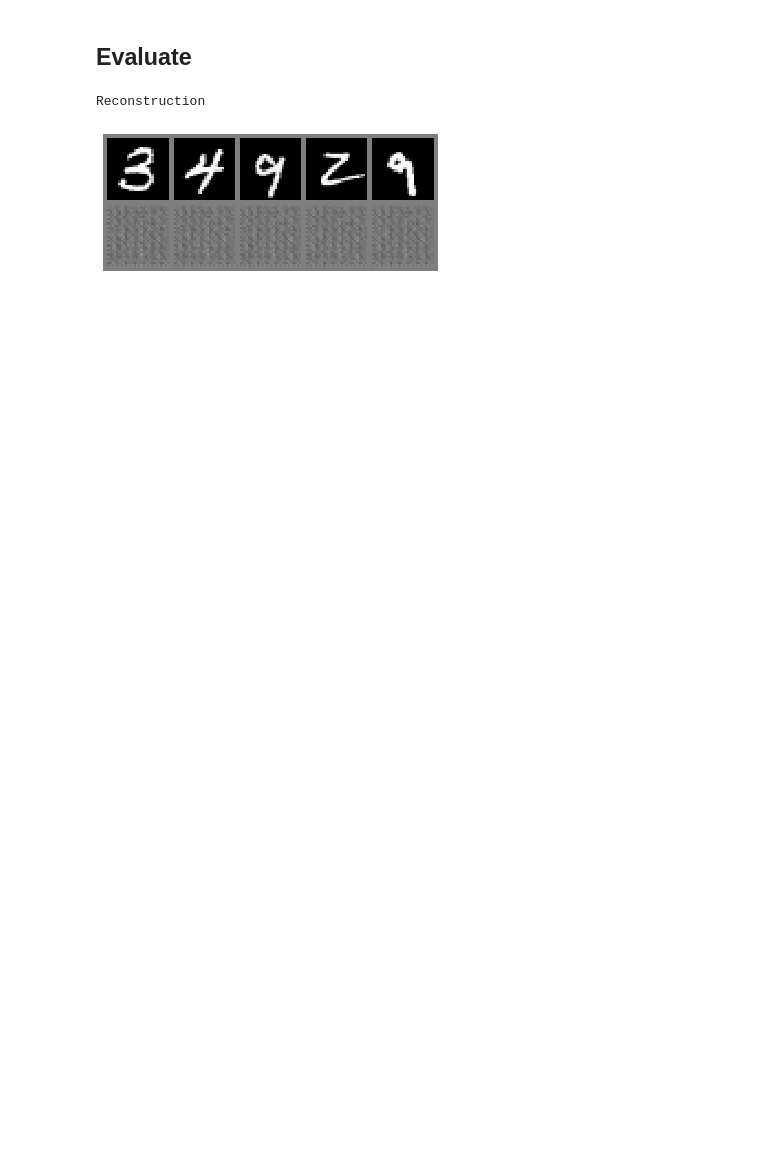
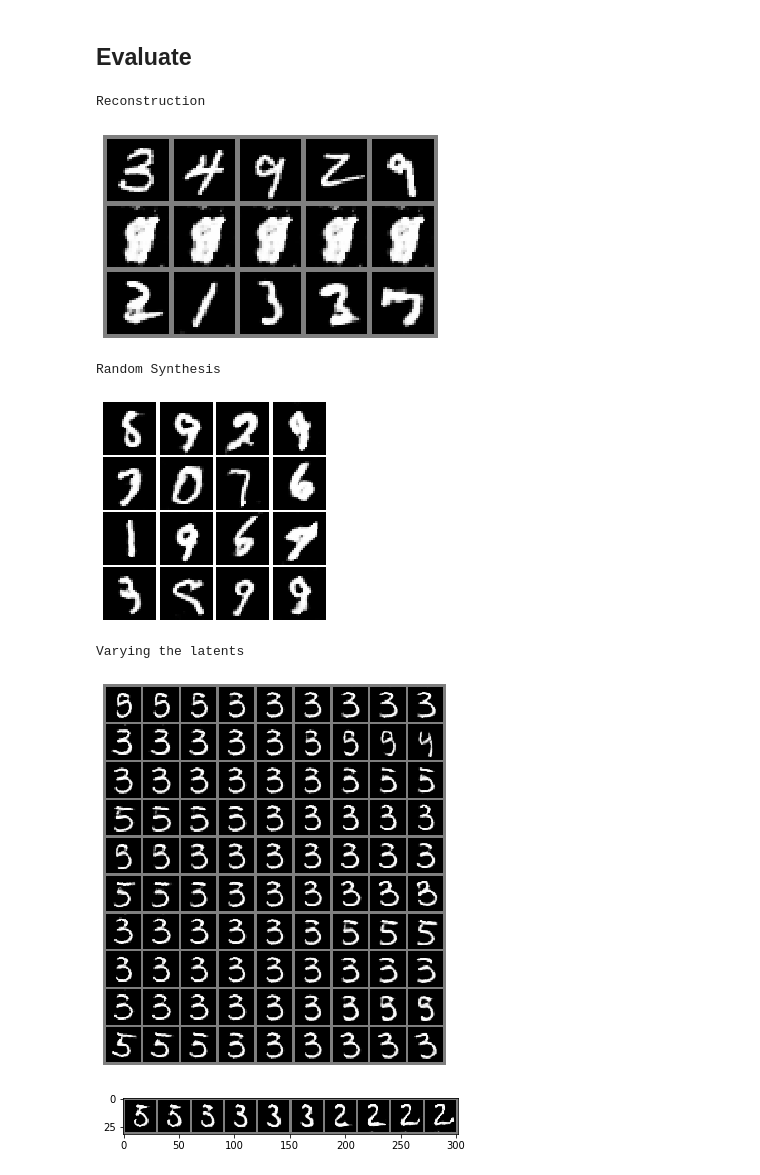
Before and after one commit to andreimargeloiu/R250-GAN-VAE, a Jupyter notebook: run_interactive.ipynb, the cells around one changed output. Saved outputs shown, nothing was run; the diff lists cells and outputs as text; code cells hidden in the pictures; blank space fills up the shorter version.

```diff
--- a/run_interactive.ipynb
+++ b/run_interactive.ipynb
@@ -78,12 +74,17 @@ Iter: 4, Enc: 1.22e+04, Dec:-1.891, Dis:1.912
 # %%
 args = {
   '--model': 'vaegan',
-  '--model-id': model_ID,
+  '--model-id': '20200311-175632',
   '--base-path': './',
 #   '--base-path': "/content/drive/My Drive/_Facultate/MPhil Cambridge/Advanced topics in ML/Autoencoders/R250-GAN-VAE",
 }
 
 evaluate.run(args)
 # %% [output]
 Reconstruction
-[figure, old version]
+[figure, new version]
+Random Synthesis
+[figure, added]
+Varying the latents
+[figure, added]
+[figure, added]
```
Also changed, not shown: parts of 1 cell of this notebook, 1 other file.
